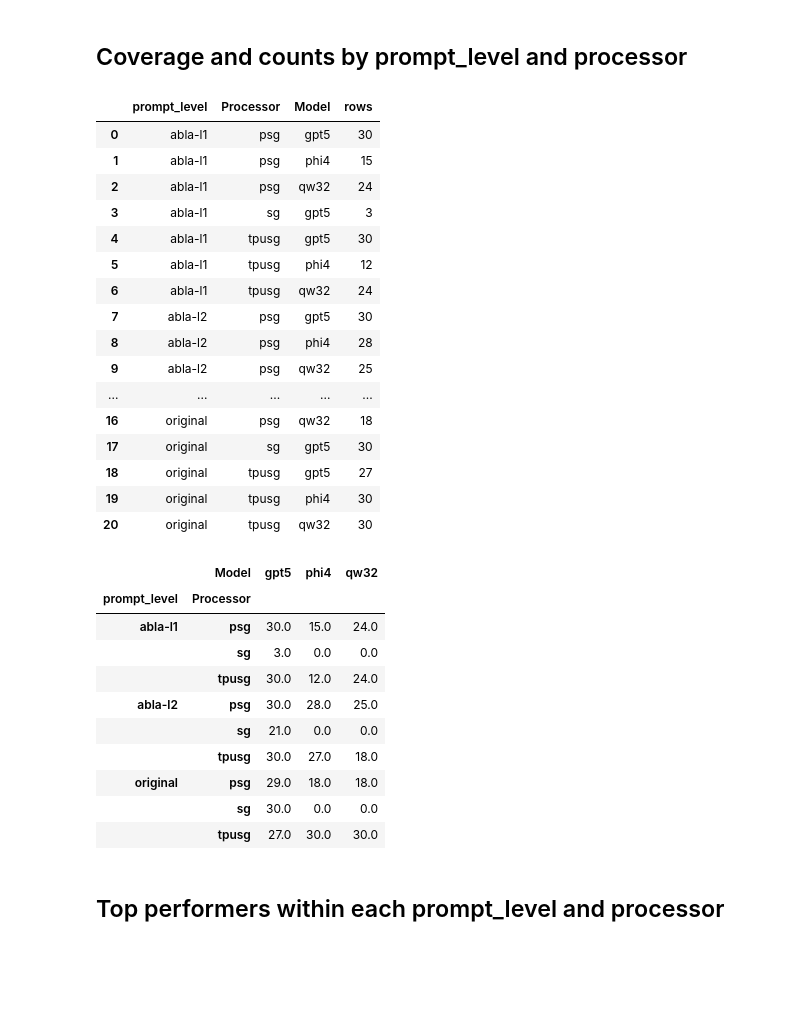
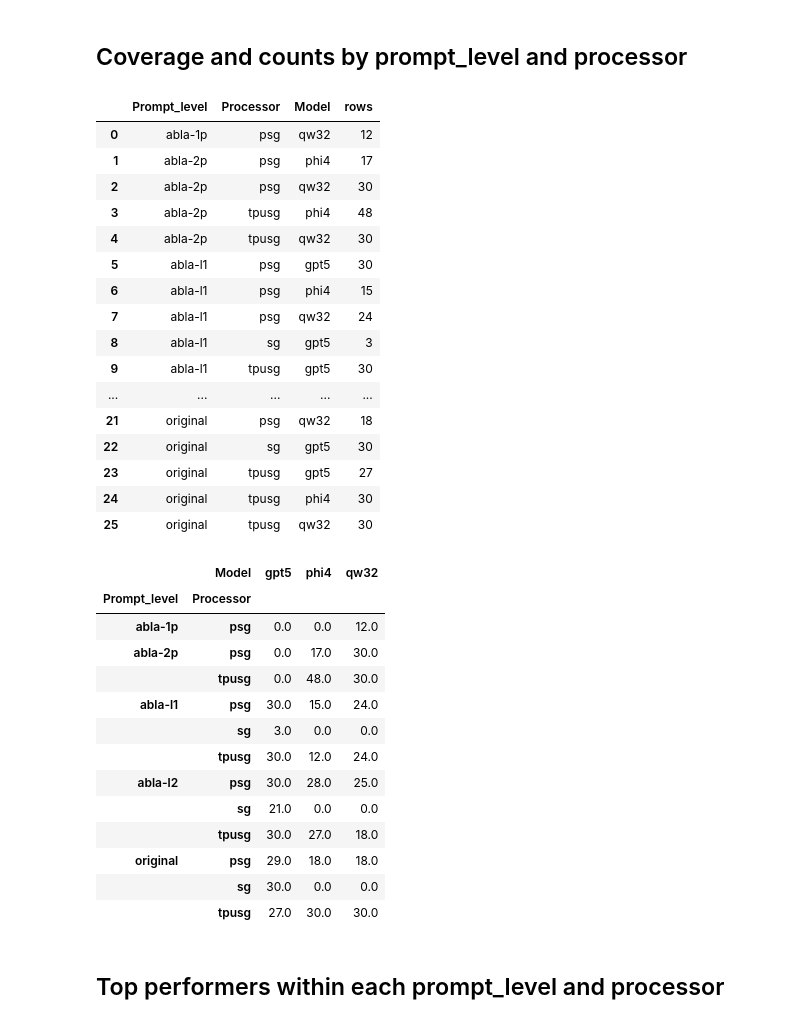
Before and after one commit to noahwo/benchmark-tinyml_llm-2026, a Jupyter notebook: codebertscore-similarity/analyser-results/visualization.ipynb, the cells around one changed output. Saved outputs shown, nothing was run; the diff lists cells and outputs as text; code cells hidden in the pictures; blank space fills up the shorter version.

```diff
--- a/codebertscore-similarity/analyser-results/visualization.ipynb
+++ b/codebertscore-similarity/analyser-results/visualization.ipynb
@@ -61,7 +61,7 @@ DATASETS = {
     "sg": PROJECT_ROOT / "codebertscore-similarity/analyser-results/similarity_results_sg.csv",
     "tpusg": PROJECT_ROOT / "codebertscore-similarity/analyser-results/similarity_results_tpusg.csv",
 }
-required_cols = ["Candidate_ID", "Model", "prompt_level", "Precision", "Recall", "F1", "F3", "Processor"]
+required_cols = ["Candidate_ID", "Model", "Prompt_level", "Precision", "Recall", "F1", "F3", "Processor"]
 # %% [markdown]
 ## Load Data
 # %%
@@ -115,16 +115,16 @@ valid_prompts = {"abla-l1", "abla-l2", "original", "abla-1p", "abla-2p"}
 
 def normalize_row(row):
     base_model, inferred_prompt = parse_model_fields(row.get("Model", ""))
-    raw_prompt = row.get("prompt_level", "")
+    raw_prompt = row.get("Prompt_level", "")
     prompt = raw_prompt if str(raw_prompt) in valid_prompts else inferred_prompt
-    return pd.Series({"Model": base_model, "prompt_level": prompt})
+    return pd.Series({"Model": base_model, "Prompt_level": prompt})
 
 if df.empty:
     print("No data loaded; check dataset paths.")
 else:
     normalized = df.apply(normalize_row, axis=1)
     df["Model"] = normalized["Model"]
-    df["prompt_level"] = normalized["prompt_level"]
+    df["Prompt_level"] = normalized["Prompt_level"]
     df = df[required_cols]
 df.head()
 # %% [output]
@@ -591,31 +614,34 @@ else:
 # %%
 if df.empty:
     print("No data available.")
 else:
-    counts = df.groupby(["prompt_level", "Processor", "Model"]).size().reset_index(name="rows")
-    counts_pivot = counts.pivot_table(values="rows", index=["prompt_level", "Processor"], columns="Model", fill_value=0)
+    counts = df.groupby(["Prompt_level", "Processor", "Model"]).size().reset_index(name="rows")
+    counts_pivot = counts.pivot_table(values="rows", index=["Prompt_level", "Processor"], columns="Model", fill_value=0)
     display(counts)
     display(counts_pivot)
 # %% [output]
-|  | prompt_level | Processor | Model | rows |
-| 0 | abla-l1 | psg | gpt5 | 30 |
-| 1 | abla-l1 | psg | phi4 | 15 |
-| 2 | abla-l1 | psg | qw32 | 24 |
-| 3 | abla-l1 | sg | gpt5 | 3 |
-| 4 | abla-l1 | tpusg | gpt5 | 30 |
-| 5 | abla-l1 | tpusg | phi4 | 12 |
-| 6 | abla-l1 | tpusg | qw32 | 24 |
-| 7 | abla-l2 | psg | gpt5 | 30 |
-| 8 | abla-l2 | psg | phi4 | 28 |
-| 9 | abla-l2 | psg | qw32 | 25 |
+|  | Prompt_level | Processor | Model | rows |
+| 0 | abla-1p | psg | qw32 | 12 |
+| 1 | abla-2p | psg | phi4 | 17 |
+| 2 | abla-2p | psg | qw32 | 30 |
+| 3 | abla-2p | tpusg | phi4 | 48 |
+| 4 | abla-2p | tpusg | qw32 | 30 |
+| 5 | abla-l1 | psg | gpt5 | 30 |
+| 6 | abla-l1 | psg | phi4 | 15 |
+| 7 | abla-l1 | psg | qw32 | 24 |
+| 8 | abla-l1 | sg | gpt5 | 3 |
+| 9 | abla-l1 | tpusg | gpt5 | 30 |
 | ... | ... | ... | ... | ... |
-| 16 | original | psg | qw32 | 18 |
-| 17 | original | sg | gpt5 | 30 |
-| 18 | original | tpusg | gpt5 | 27 |
-| 19 | original | tpusg | phi4 | 30 |
-| 20 | original | tpusg | qw32 | 30 |
+| 21 | original | psg | qw32 | 18 |
+| 22 | original | sg | gpt5 | 30 |
+| 23 | original | tpusg | gpt5 | 27 |
+| 24 | original | tpusg | phi4 | 30 |
+| 25 | original | tpusg | qw32 | 30 |
 |  | Model | gpt5 | phi4 | qw32 |
-| prompt_level | Processor |  |  |  |
+| Prompt_level | Processor |  |  |  |
+| abla-1p | psg | 0.0 | 0.0 | 12.0 |
+| abla-2p | psg | 0.0 | 17.0 | 30.0 |
+|  | tpusg | 0.0 | 48.0 | 30.0 |
 | abla-l1 | psg | 30.0 | 15.0 | 24.0 |
 |  | sg | 3.0 | 0.0 | 0.0 |
 |  | tpusg | 30.0 | 12.0 | 24.0 |
```
Also changed, not shown: parts of 16 cells of this notebook, 11 other files.
